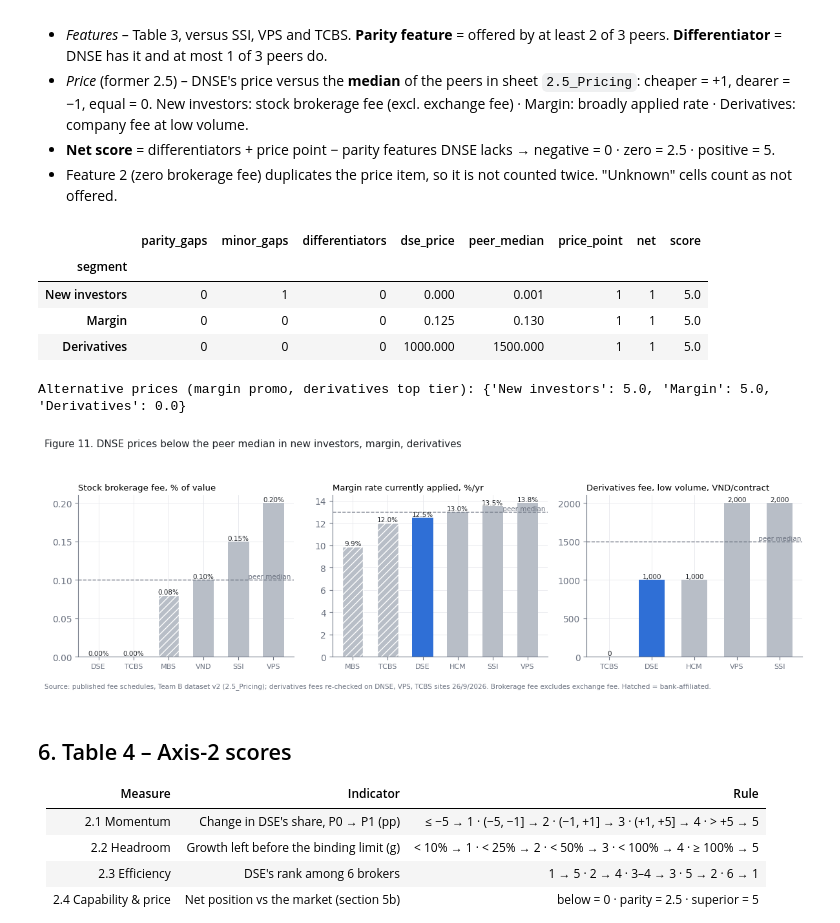
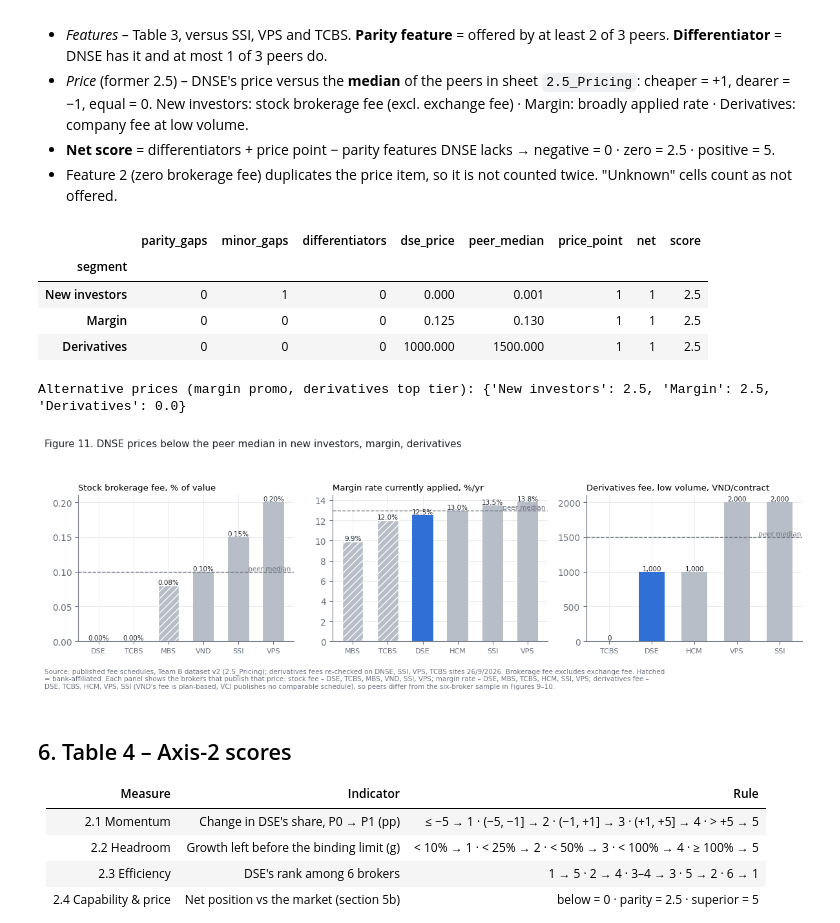
Before and after one commit to Xx-Pumpkin-xX/fba_roadto30_2026, a Jupyter notebook: notebook/B1_axis2_supply_side.ipynb, the cells around one changed output. Saved outputs shown, nothing was run; the diff lists cells and outputs as text; code cells hidden in the pictures.

```diff
--- a/notebook/B1_axis2_supply_side.ipynb
+++ b/notebook/B1_axis2_supply_side.ipynb
@@ -556,8 +563,9 @@ plt.rcParams.update({"font.size": 10, "axes.spines.top": False, "axes.spines.rig
                      "ytick.color": MUTED, "axes.grid": True, "grid.color": "#E5E7EB",
                      "grid.linewidth": 0.6, "axes.axisbelow": True})
 
+import textwrap
 def footer(fig, text):
-    fig.text(0.01, 0.01, text, fontsize=7.5, color=MUTED, ha="left", va="bottom")
+    fig.text(0.01, 0.01, textwrap.fill(text, 180), fontsize=7.5, color=MUTED, ha="left", va="bottom")
 
 def bar_colors(tickers):
     return [ACCENT if t == "DSE" else PEER for t in tickers]
@@ -638,21 +648,25 @@ axes[0].bar_label(bars, labels=[f"{x:.1f}" for x in e.spread_A_pp], fontsize=8,
 axes[0].set_ylabel("Lending yield − funding cost, pp")
 axes[0].set_title("Net lending spread, H1/2026 (hatched = bank-affiliated)",
                   fontsize=9.5, loc="left")
-e2 = eff.sort_values("contrib_margin_h1_26", ascending=False)
-bars = axes[1].bar(e2.ticker, e2.contrib_margin_h1_26 * 100, color=bar_colors(e2.ticker), width=0.6)
-for bar, t in zip(bars, e2.ticker):
+e2 = eff.sort_values("contrib_margin_used", ascending=False)
+bars = axes[1].bar(e2.ticker, e2.contrib_margin_used * 100, color=bar_colors(e2.ticker), width=0.6)
+for bar, t, basis in zip(bars, e2.ticker, e2.contrib_basis):
     if t in BANK: bar.set_hatch("///"); bar.set_edgecolor("white")
-axes[1].bar_label(bars, labels=[f"{x:.0%}" for x in e2.contrib_margin_h1_26], fontsize=8, color=INK)
+    if basis != "net": bar.set_linestyle("--"); bar.set_edgecolor(INK); bar.set_linewidth(1.2)
+axes[1].bar_label(bars, labels=[f"{x:.0%}" for x in e2.contrib_margin_used], fontsize=8, color=INK)
 axes[1].axhline(0, color=INK, lw=0.8)
-axes[1].set_ylabel("(Brokerage rev − brokerage exp) / rev, %")
-axes[1].set_title("Brokerage contribution margin, H1/2026", fontsize=9.5, loc="left")
+axes[1].set_ylabel("(Net brokerage revenue − brokerage expense\nexcl. exchange fees) / net revenue, %", fontsize=8)
+axes[1].set_title("Brokerage contribution margin on net revenue\n(after exchange and VSDC fees), H1/2026", fontsize=9.5, loc="left")
+axes[1].text(0.99, 0.97, "VCI (dashed): gross, fees not disclosed", transform=axes[1].transAxes, fontsize=7, color=MUTED, ha="right", va="top")
 ea = eff.set_index("ticker")
 fig.suptitle(f"Figure 10. DNSE's lending spread ranks #{ea.at['DSE','rank_spread_A']} of 6; "
-             f"its brokerage costs exceed brokerage revenue ({ea.at['DSE','contrib_margin_h1_26']:.0%} margin)",
+             f"its brokerage costs exceed net brokerage revenue ({ea.at['DSE','contrib_margin_used']:.0%} margin)",
              x=0.01, ha="left", fontsize=11, color=INK)
 footer(fig, "Source: H1/2026 financial statements (Team B dataset); DNSE 6M/2026 statements, code 24 / note 29. Funding cost = interest "
-            "expense + borrowing cost of loans (peers' code 24 checked against their statements). Yield and cost annualised ×2.")
-fig.tight_layout(rect=(0, 0.05, 1, 0.92))
+            "expense + borrowing cost of loans (peers' code 24 checked against their statements). Yield and cost annualised ×2. "
+            "Brokerage expense is assumed to include exchange fees for every broker; exchange/VSDC fees from the reviewed H1/2026 statements "
+            "(SSI and VND: by-nature proxy; VCI: not disclosed, gross basis).")
+fig.tight_layout(rect=(0, 0.11, 1, 0.92))
 fig.savefig(FIG / "Fig10_B1_efficiency.png", dpi=200)
 plt.show()
 # %% [output]
@@ -709,8 +723,8 @@ PRICE = {
     "alt":  {"New investors": eq, "Margin": mg.promo, "Derivatives": dv.min_fee},
 }
 
-def to_score(net):
-    return 0.0 if net < 0 else 2.5 if net == 0 else 5.0
+def to_score(net, diff=0):
+    return 0.0 if net < 0 else 5.0 if (net > 0 and diff >= 1) else 2.5
 
 def capability(price="base", unknown_as_yes=False):
     t = feature_table(unknown_as_yes)
@@ -721,7 +735,7 @@ def capability(price="base", unknown_as_yes=False):
         net = int(g.at[seg, "differentiator"]) + pp - int(g.at[seg, "parity_gap"])
         rows.append(dict(segment=seg, parity_gaps=int(g.at[seg, "parity_gap"]), minor_gaps=int(g.at[seg, "minor_gap"]),
                          differentiators=int(g.at[seg, "differentiator"]), dse_price=d, peer_median=med,
-                         price_point=pp, net=net, score=to_score(net)))
+                         price_point=pp, net=net, score=to_score(net, int(g.at[seg, "differentiator"]))))
     return pd.DataFrame(rows).set_index("segment"), t
 
 SEGS = ["New investors", "Margin", "Derivatives"]
@@ -736,36 +750,38 @@ print("Alternative prices (margin promo, derivatives top tier):", cap24_alt.scor
 # %% [output]
 |  | parity_gaps | minor_gaps | differentiators | dse_price | peer_median | price_point | net | score |
 | segment |  |  |  |  |  |  |  |  |
-| New investors | 0 | 1 | 0 | 0.000 | 0.001 | 1 | 1 | 5.0 |
-| Margin | 0 | 0 | 0 | 0.125 | 0.130 | 1 | 1 | 5.0 |
-| Derivatives | 0 | 0 | 0 | 1000.000 | 1500.000 | 1 | 1 | 5.0 |
+| New investors | 0 | 1 | 0 | 0.000 | 0.001 | 1 | 1 | 2.5 |
+| Margin | 0 | 0 | 0 | 0.125 | 0.130 | 1 | 1 | 2.5 |
+| Derivatives | 0 | 0 | 0 | 1000.000 | 1500.000 | 1 | 1 | 2.5 |
-Alternative prices (margin promo, derivatives top tier): {'New investors': 5.0, 'Margin': 5.0, 'Derivatives': 0.0}
+Alternative prices (margin promo, derivatives top tier): {'New investors': 2.5, 'Margin': 2.5, 'Derivatives': 0.0}
 # %%
 fig, axes = plt.subplots(1, 3, figsize=(12, 4))
 BANKS = {"MBS", "TCBS"}
 panels = [("New investors", eq * 100, "Stock brokerage fee, % of value", "{:.2f}%", 100),
           ("Margin", mg.broad * 100, "Margin rate currently applied, %/yr", "{:.1f}%", 100),
           ("Derivatives", dv.low_vol_fee.dropna(), "Derivatives fee, low volume, VND/contract", "{:,.0f}", 1)]
 for ax, (seg, ser, ttl, fmt, k) in zip(axes, panels):
     ser = ser.sort_values()
     bars = ax.bar(ser.index, ser.values, color=[ACCENT if c == "DSE" else PEER for c in ser.index], width=0.6)
     for bar, cpy in zip(bars, ser.index):
         if cpy in BANKS: bar.set_hatch("///"); bar.set_edgecolor("white")
     ax.bar_label(bars, labels=[fmt.format(v) for v in ser.values], fontsize=7.5, color=INK)
     ax.axhline(cap24.at[seg, "peer_median"] * k, color=MUTED, ls="--", lw=1)
     ax.text(len(ser) - 0.5, cap24.at[seg, "peer_median"] * k, " peer median", va="bottom", ha="right", fontsize=7.5, color=MUTED)
     ax.set_title(ttl, fontsize=9.5, loc="left")
     ax.tick_params(axis="x", labelsize=8)
 below = [s.lower() for s in SEGS if cap24.at[s, "price_point"] == 1]
 fig.suptitle(f"Figure 11. DNSE prices below the peer median in {', '.join(below) if below else 'no group'}",
              x=0.01, ha="left", fontsize=11, color=INK)
-footer(fig, "Source: published fee schedules, Team B dataset v2 (2.5_Pricing); derivatives fees re-checked on DNSE, VPS, TCBS sites 26/9/2026. "
-            "Brokerage fee excludes exchange fee. Hatched = bank-affiliated.")
-fig.tight_layout(rect=(0, 0.05, 1, 0.92))
+footer(fig, "Source: published fee schedules, Team B dataset v2 (2.5_Pricing); derivatives fees re-checked on DNSE, SSI, VPS, TCBS sites 26/9/2026. "
+            "Brokerage fee excludes exchange fee. Hatched = bank-affiliated. Each panel shows the brokers that publish that price: stock fee – DSE, TCBS, MBS, VND, SSI, VPS; "
+            "margin rate – DSE, MBS, TCBS, HCM, SSI, VPS; derivatives fee – DSE, TCBS, HCM, VPS, SSI (VND's fee is plan-based, VCI publishes no comparable schedule), "
+            "so peers differ from the six-broker sample in Figures 9–10.")
+fig.tight_layout(rect=(0, 0.11, 1, 0.92))
 fig.savefig(FIG / "Fig11_B_competition_price.png", dpi=200)
 plt.show()
 # %% [output]
-[figure, old version]
+[figure, new version]
 # %% [markdown]
 ## 6. Table 4 – Axis-2 scores
 
```
Also changed, not shown: parts of 7 cells of this notebook, 14 other files.
